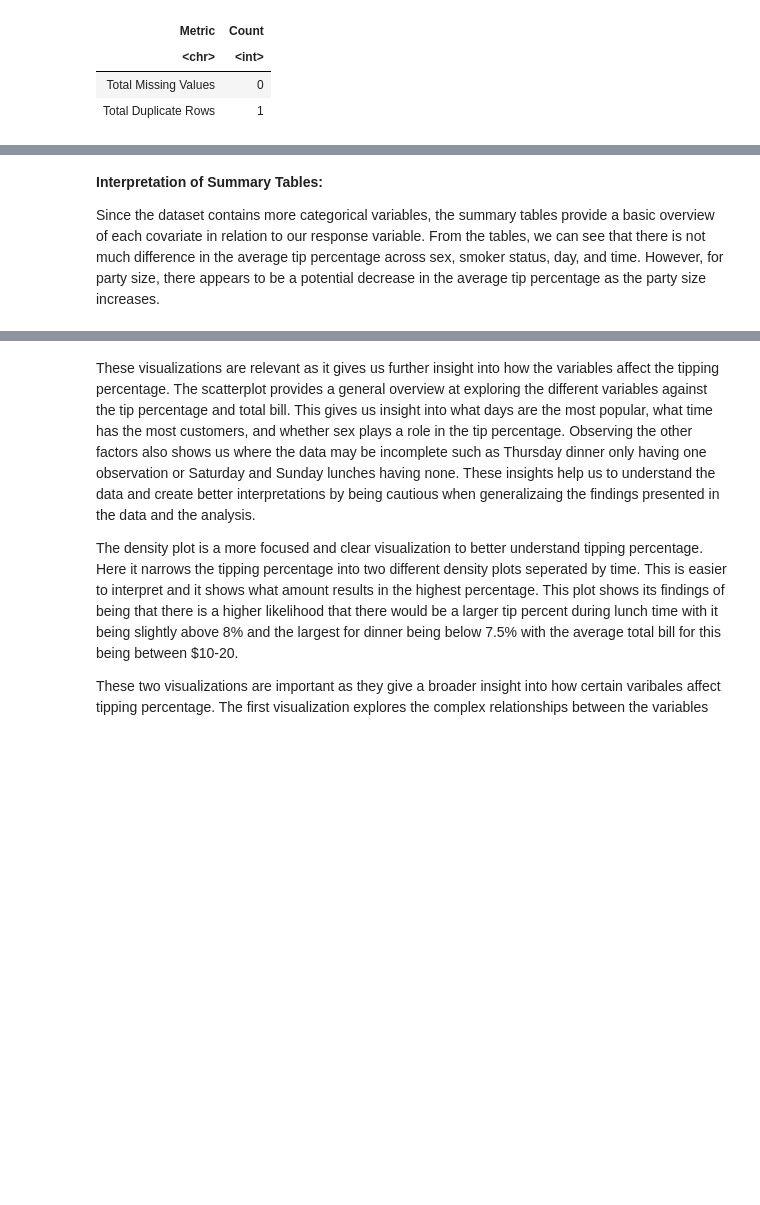
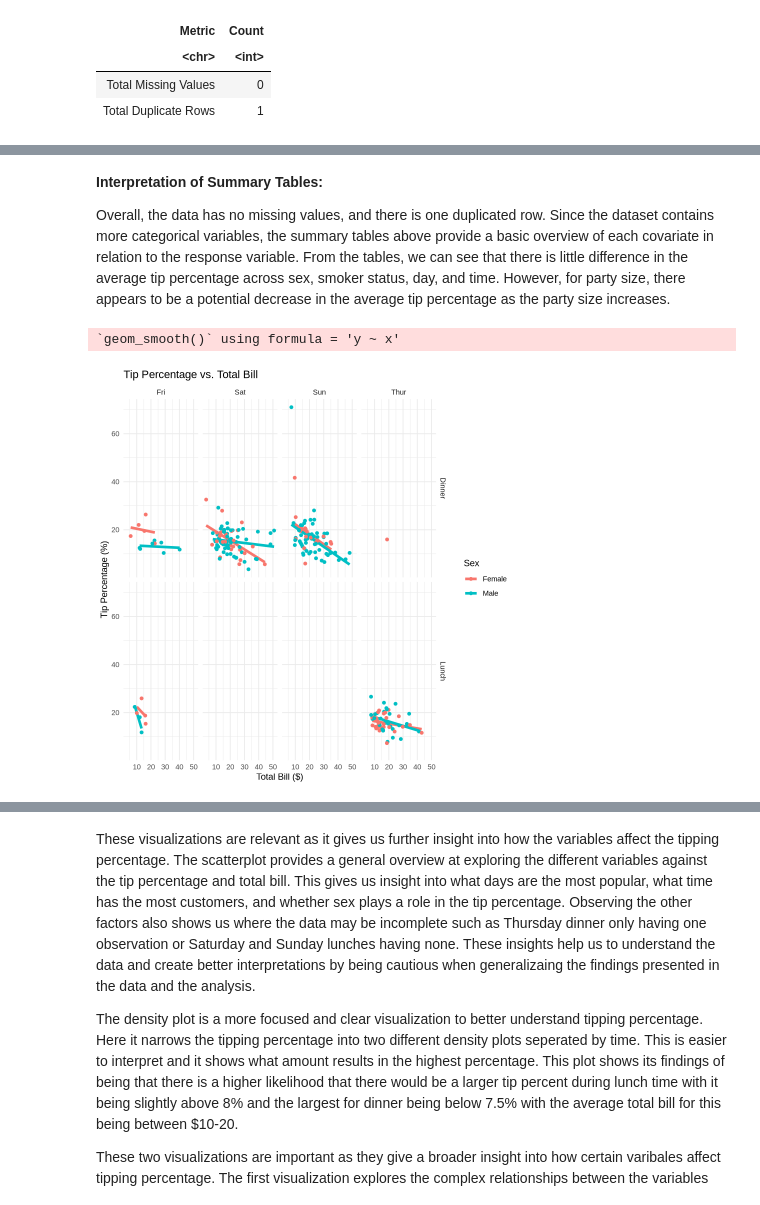
Before and after one commit to ymyms/stat-301-2024w2-group-2, a Jupyter notebook: final.ipynb, the cells around one changed output, grey strips where cells are left out. Saved outputs shown, nothing was run; the diff lists cells and outputs as text; code cells hidden in the pictures; blank space fills up the shorter version.

Commit message:
minor changes (most about visualization)

```diff
--- a/final.ipynb
+++ b/final.ipynb
@@ -167,18 +178,22 @@ SyntaxError: invalid syntax (3434019718.py, line 4)
 # %% [markdown]
 **Interpretation of Summary Tables:**
 
-Since the dataset contains more categorical variables, the summary tables provide a basic overview of each covariate in relation to our response variable. From the tables, we can see that there is not much difference in the average tip percentage across sex, smoker status, day, and time. However, for party size, there appears to be a potential decrease in the average tip percentage as the party size increases.
+Overall, the data has no missing values, and there is one duplicated row. Since the dataset contains more categorical variables, the summary tables above provide a basic overview of each covariate in relation to the response variable. From the tables, we can see that there is little difference in the average tip percentage across sex, smoker status, day, and time. However, for party size, there appears to be a potential decrease in the average tip percentage as the party size increases.
 # %%
 # Main developer: Rafa
 # Scatterplot showing the tip percentages against the total bill
-tips_plot <- tip_final %>%
+tips_plot <- tip_clean %>%
   ggplot(aes(x = total_bill, y = tip_per, color = sex)) +
   geom_smooth(method = "lm", se = FALSE, linewidth = 1.5) +
   geom_point() +
   facet_grid(time ~ day) +
   ggtitle("Tip Percentage vs. Total Bill") +
   xlab("Total Bill ($)") +
-  ylab("Tip ($)") +
-  labs(color = "Sex")
+  ylab("Tip Percentage (%)") +
+  labs(color = "Sex") +
+  theme_minimal()
 
 tips_plot
+# %% [output]
+`geom_smooth()` using formula = 'y ~ x'
+[figure, added]
```
Also changed, not shown: parts of 16 cells of this notebook.
